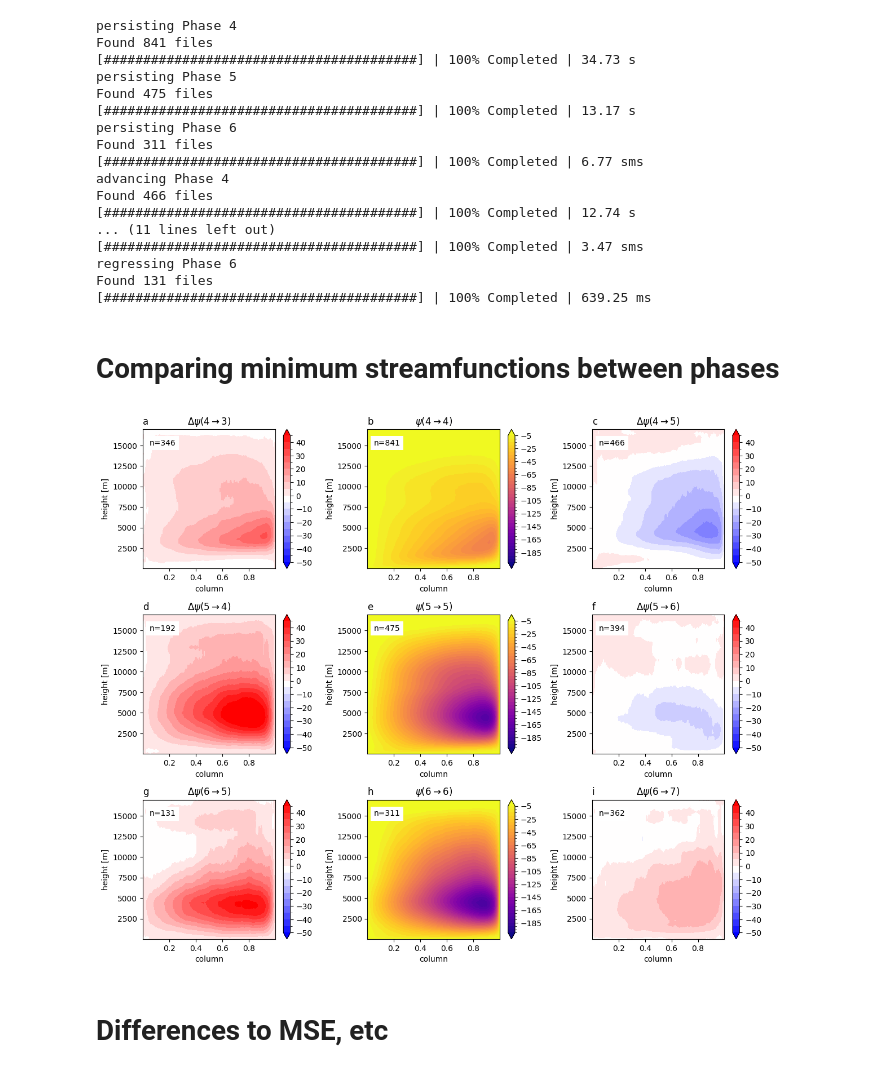
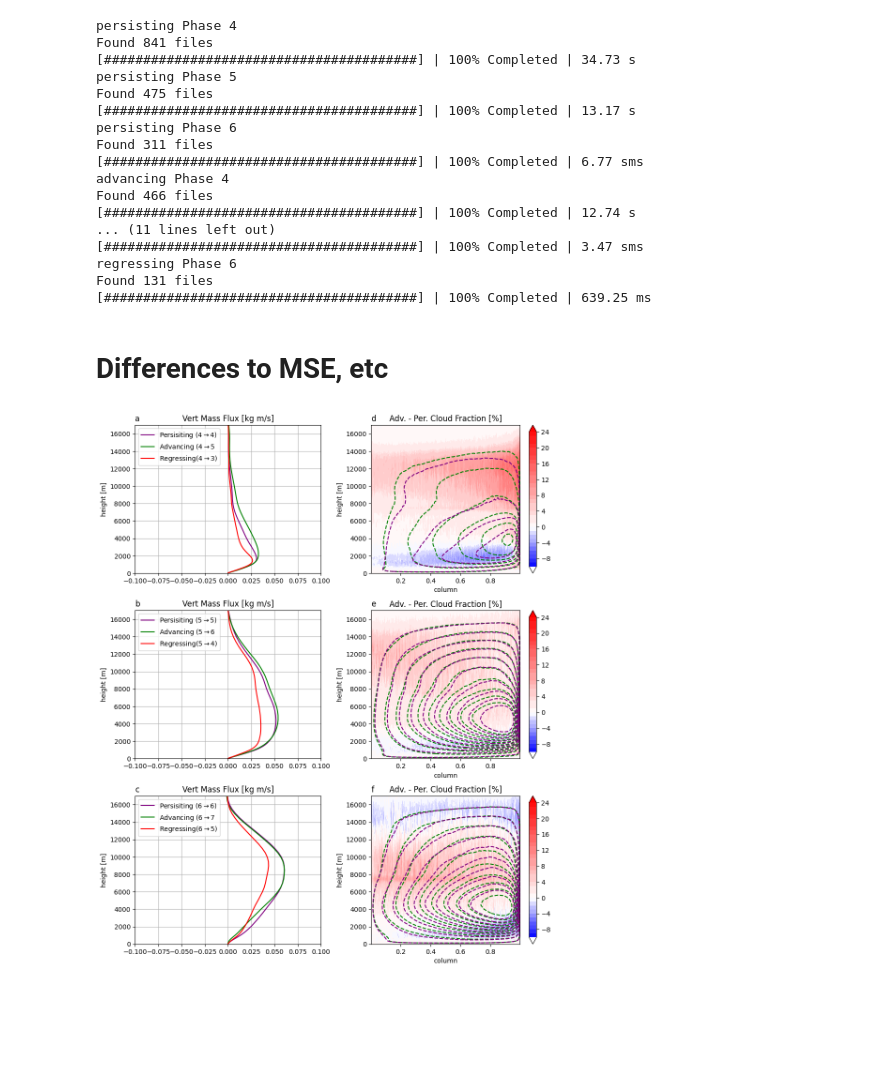
Before and after one commit to pedroanguloumana/multiscale_circulations_in_gsam, a Jupyter notebook: notebooks/comparing_evolutions.ipynb, the cells around one changed output. Saved outputs shown, nothing was run; the diff lists cells and outputs as text; code cells hidden in the pictures; blank space fills up the shorter version.

```diff
--- a/notebooks/comparing_evolutions.ipynb
+++ b/notebooks/comparing_evolutions.ipynb
@@ -226,39 +315,45 @@ Found 466 files
 regressing Phase 6
 Found 131 files
 [########################################] | 100% Completed | 639.25 ms
-# %% [markdown]
-# Comparing minimum streamfunctions between phases
-# %%
-fig, axs = plt.subplots(ncols=3, nrows=3, figsize=(12, 10))
-for i, p in enumerate([4,5,6]):
-    persist = load_composite_circulation('persisting', p)
-    advancing = load_composite_circulation('advancing', p)
-    regressing = load_composite_circulation('regressing', p)
-
-    ax = axs[i, 1]
-    persist.coarsen({'column': 5}).mean().plot.contourf(ax=ax, cmap=plt.cm.plasma, levels=np.arange(-200, 0, 5), extend='both', cbar_kwargs={'label': None})
-    ax.set_title(rf'$\psi({p}\rightarrow {p}$)')
-    ax.set_title(chr(ord('b') + (i*3)), loc='left')
-    n = len(np.where((initial_phase.data == p) & (final_phase.data == p))[0])
-    ax.text(0.05, 15e3, f'n={n}', bbox=dict(facecolor='white', edgecolor='none'))
-
-    ax = axs[i, 0]
-    (regressing-persist).coarsen({'column': 5}).mean().plot.contourf(ax=ax, cmap=plt.cm.bwr, levels=np.arange(-50, 50, 5), extend='both', cbar_kwargs={'label': None})
-    ax.set_title(rf'$\Delta\psi({p}\rightarrow {p-1}$)')
-    ax.set_title(chr(ord('a') + (i*3)), loc='left')
-    n = len(np.where((initial_phase.data == p) & (final_phase.data == p-1))[0])
-    ax.text(0.05, 15e3, f'n={n}', bbox=dict(facecolor='white', edgecolor='none'))
-
-    ax = axs[i, 2]
-    (advancing-persist).coarsen({'column': 5}).mean().plot.contourf(ax=ax, cmap=plt.cm.bwr, levels=np.arange(-50, 50, 5), extend='both', cbar_kwargs={'label': None})
-    ax.set_title(rf'$\Delta\psi({p}\rightarrow {p+1}$)')
-    ax.set_title(chr(ord('c') + (i*3)), loc='left')
-    n = len(np.where((initial_phase.data == p) & (final_phase.data == p+1))[0])
-    ax.text(0.05, 15e3, f'n={n}', bbox=dict(facecolor='white', edgecolor='none'))
-
-fig.tight_layout(pad=1)
-save_figure(fig, 'circulation_differences.pdf')
-# %% [output]
-[figure, removed]
 # %% [markdown]
 # Differences to MSE, etc
+# %%
+fig, axs = plt.subplots(ncols=2, nrows=3, figsize=(10, 12))
+for i, p in enumerate([4,5,6]):
+    persisting_circulation = load_composite_circulation('persisting', p).coarsen({'column': 5}).mean()
+    persisting_cloudfrac = load_composite_cloudfraction('persisting', p).coarsen({'column': 5}).mean()
+    persisting_mean_mass_flux = load_composite_mean_mass_flux('persisting', p).mean('scene')
+    advancing_circulation = load_composite_circulation('advancing', p).coarsen({'column': 5}).mean()
+    advancing_cloudfrac = load_composite_cloudfraction('advancing', p).coarsen({'column': 5}).mean()
+    advancing_mean_mass_flux = load_composite_mean_mass_flux('advancing', p).mean('scene')
+    regressing_circulation = load_composite_circulation('regressing', p).coarsen({'column': 5}).mean()
+    regressing_cloudfrac = load_composite_cloudfraction('regressing', p).coarsen({'column': 5}).mean()
+    regressing_mean_mass_flux = load_composite_mean_mass_flux('regressing', p).mean('scene')
+
+    ax = axs[i, 0]
+    persisting_mean_mass_flux.plot(ax=ax, y='z', label=fr'Persisiting $({p}\rightarrow {p}$)', color='purple')
+    advancing_mean_mass_flux.plot(ax=ax, y='z', label=rf'Advancing $({p}\rightarrow {p+1}$', color='green')
+    regressing_mean_mass_flux.plot(ax=ax, y='z', label=rf'Regressing$({p}\rightarrow {p-1}$)', color='red')
+    ax.set_title(rf'Vert Mass Flux [kg m/s]')
+    ax.set_title(chr(ord('a') + (i)), loc='left')
+    ax.set_ylim(0, 17e3)
+    ax.set_xlim(-0.1, 0.1)
+    ax.legend(loc='upper left')
+    ax.grid()
+
+    ax = axs[i, 1]
+    levels = np.arange(-10, 25, 1)
+    norm = colors.TwoSlopeNorm(vmin=levels.min(), vcenter=0, vmax=levels.max())
+    cmap = plt.cm.bwr.copy()
+    cmap.set_under('white')
+    (advancing_circulation).plot.contour(ax=ax, levels = np.linspace(-150, 0, 20)[::2], colors='green')
+    (persisting_circulation).plot.contour(ax=ax, levels = np.linspace(-150, 0, 20)[::2], colors='purple')
+    (100*(advancing_cloudfrac-persisting_cloudfrac)).plot.contourf(ax=ax, levels=levels, cmap=cmap, norm=norm, extend='both')
+    ax.set_title('Adv. - Per. Cloud Fraction [%]')
+    ax.set_title(chr(ord('d') + (i)), loc='left')
+    ax.set_ylim(0, 17e3)
+
+fig.tight_layout(pad=1)
+save_figure(fig, 'pdf')
+# %% [output]
+[figure, added]
```
Also changed, not shown: parts of 14 cells of this notebook, 27 other files.
